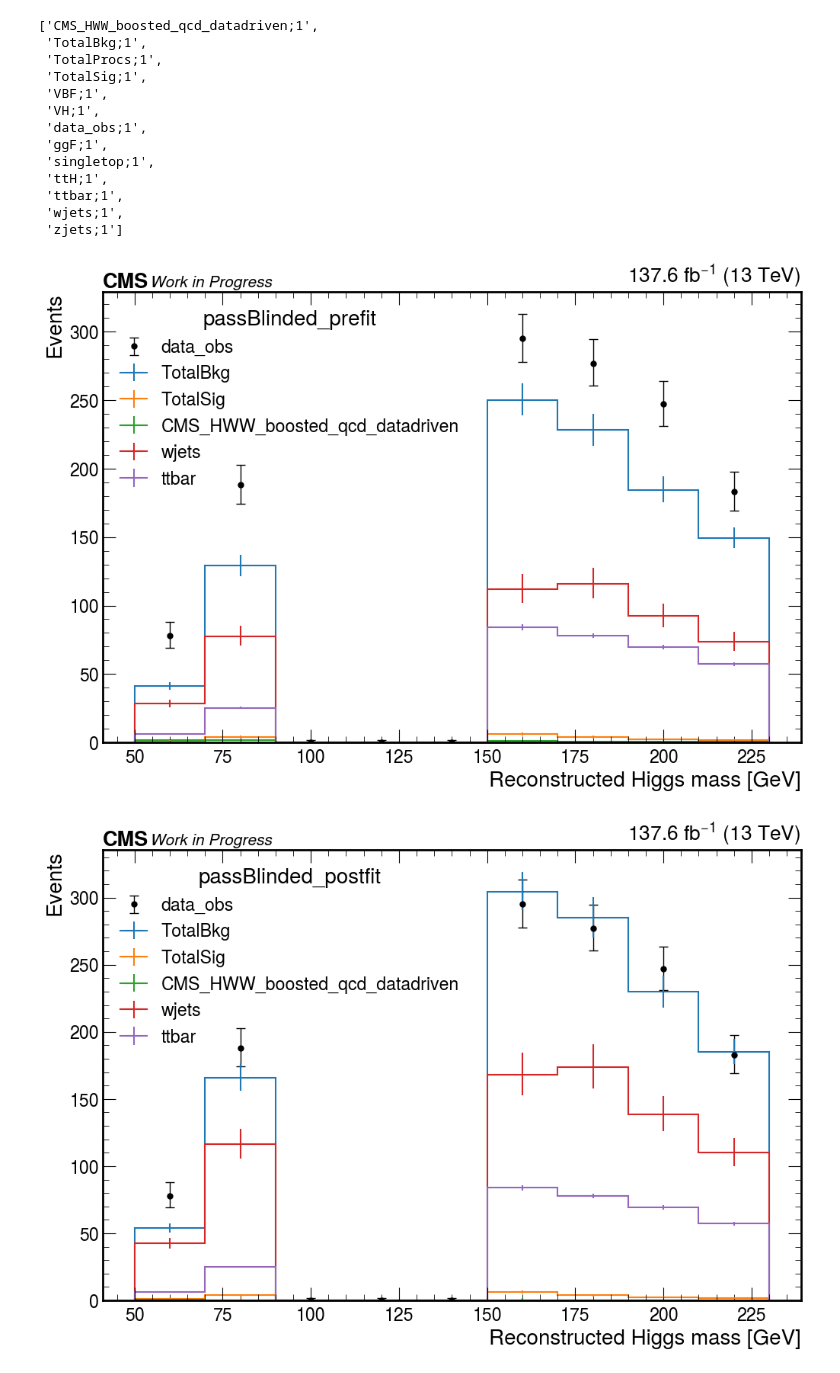
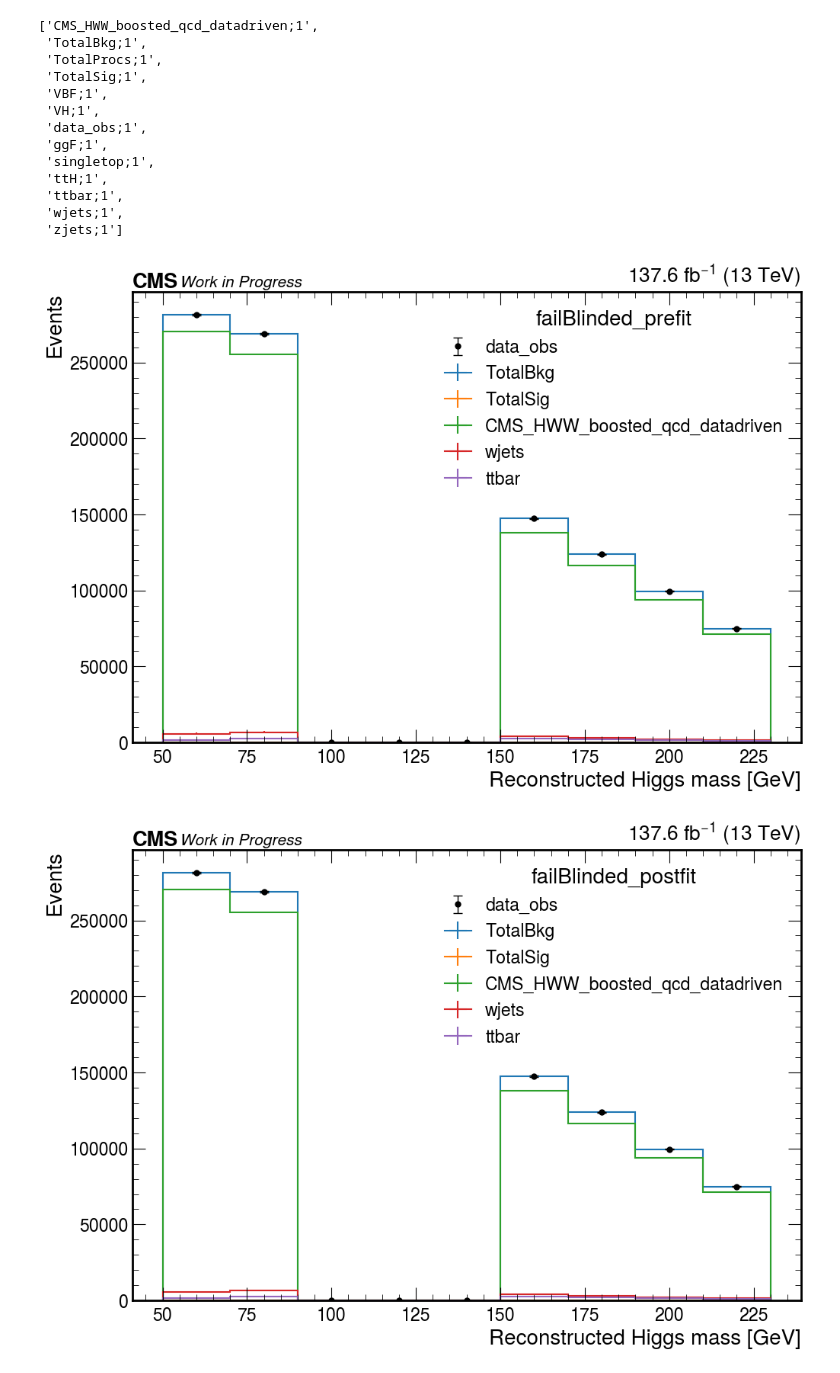
Before and after one commit to quinnanm/boostedhiggs, a Jupyter notebook: binder/combine.ipynb, the cells around one changed output. Cells and saved outputs as stored; diff of their text form; code cells hidden in the pictures.

```diff
--- a/binder/combine.ipynb
+++ b/binder/combine.ipynb
@@ -109,36 +118,36 @@ samples = [
     "ttbar",
 ]
 # %%
-for key in ["passBlinded_prefit", "passBlinded_postfit"]:
+for key in ["failBlinded_prefit", "failBlinded_postfit"]:
     fig, ax = plt.subplots(figsize=(10,7), constrained_layout=True)
 
     for sample in samples:
 
         if sample == "data_obs":
 
             hep.histplot(
                 f[key]["data_obs"],
                 ax=ax,
                 label=sample,
                 histtype="errorbar",
                 color="k",
                 capsize=4,
             )
 
         else:
             hep.histplot(
                 f[key][sample],
                 ax=ax,
                 histtype="step",
                 label=sample,
             )
 
     ax.legend(title=key)
     ax.set_ylabel(f"Events")
     ax.set_xlabel(f"Reconstructed Higgs mass [GeV]")
     ax.set_ylim(0)
     hep.cms.lumitext("%.1f " % full_lumi + r"fb$^{-1}$ (13 TeV)", ax=ax, fontsize=20)
     hep.cms.text("Work in Progress", ax=ax, fontsize=15)
 # %% [output]
-[figure, old version]
+[figure, new version]
-[figure, old version]
+[figure, new version]
```
Also changed, not shown: parts of 2 cells of this notebook, 9 other files.
